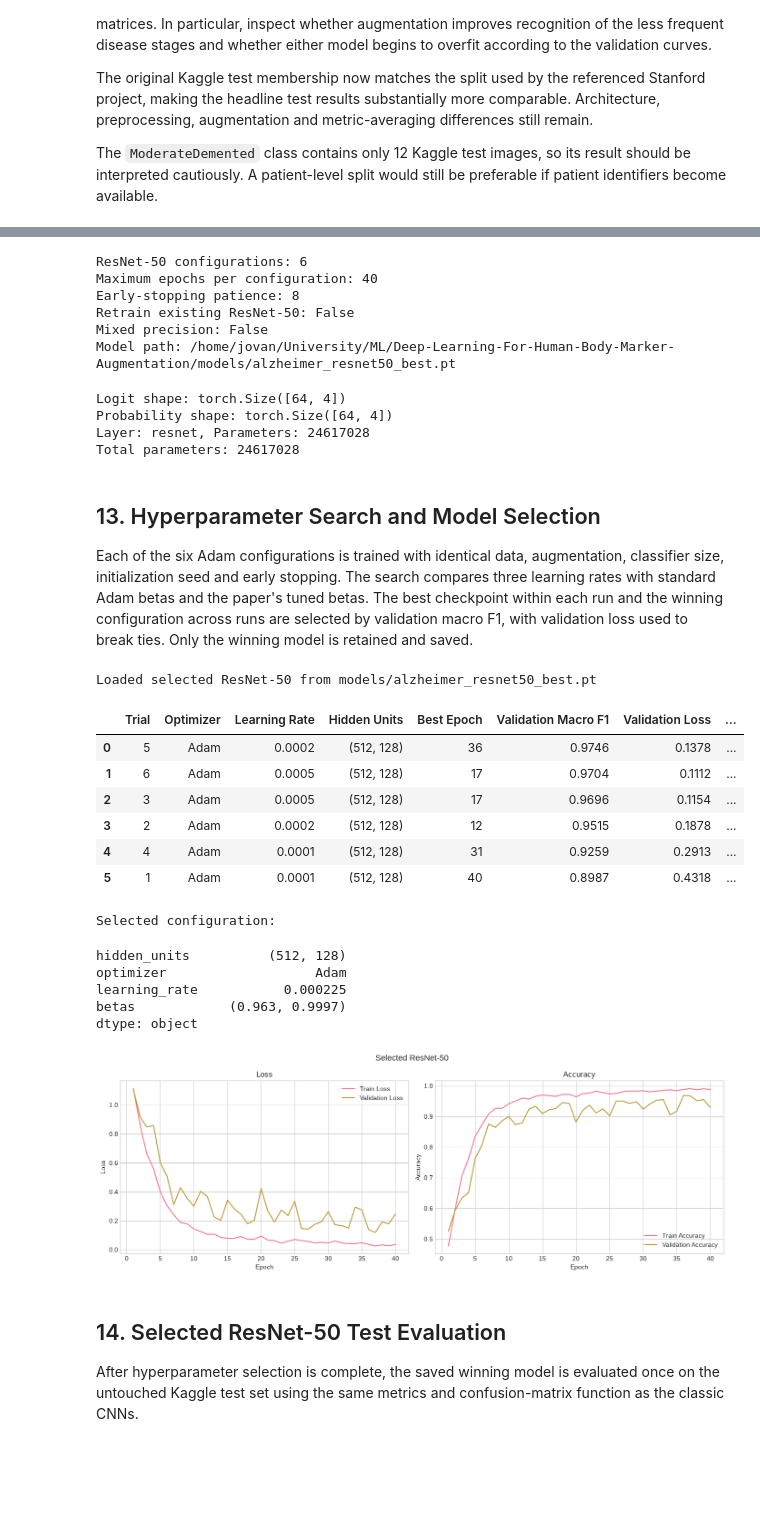
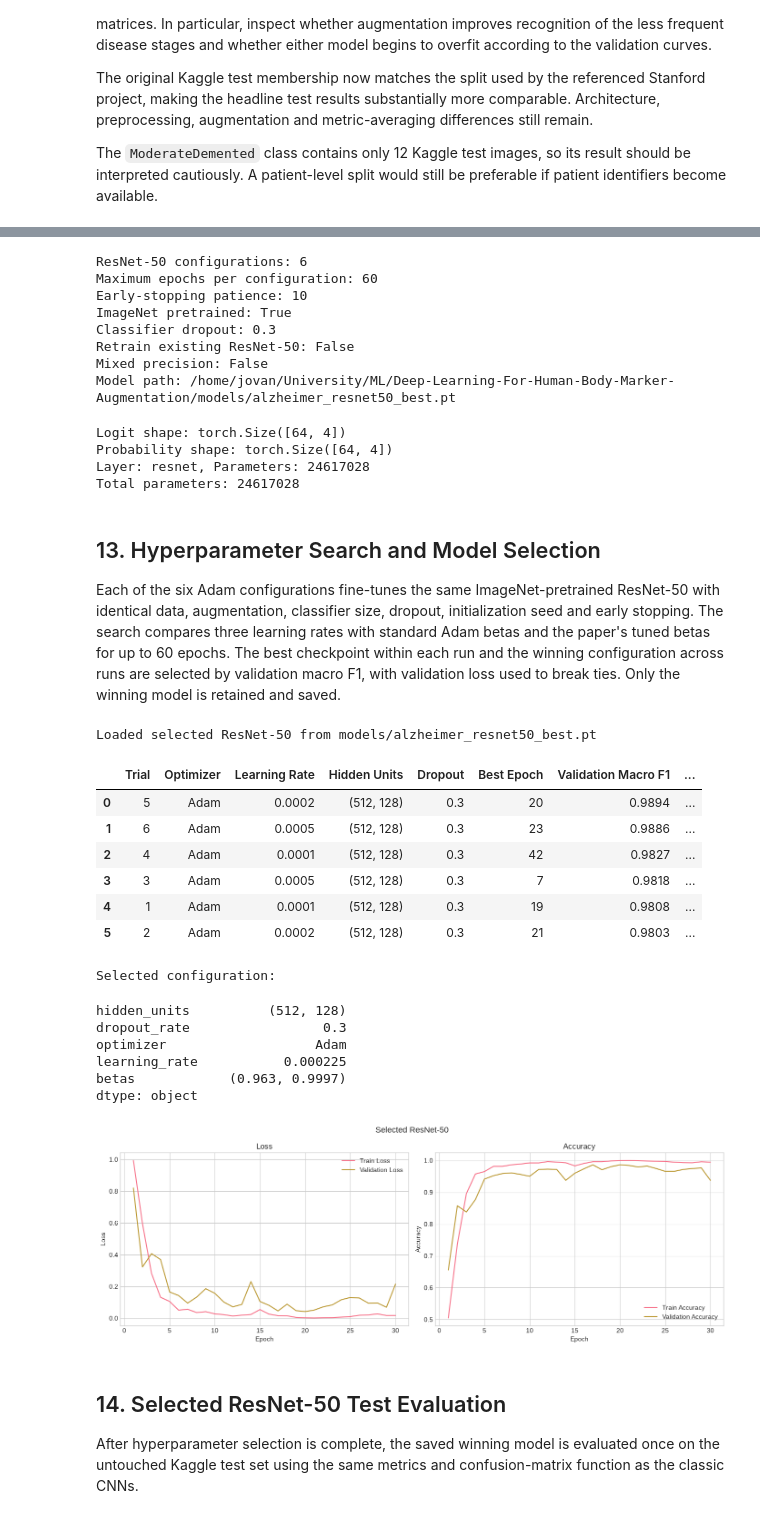
Before and after one commit to VladetaV/Deep-Learning-For-Human-Body-Marker-Augmentation, a Jupyter notebook: alzheimer_classification.ipynb, the cells around one changed output, grey strips where cells are left out. Cells and saved outputs as stored; diff of their text form; code cells hidden in the pictures; blank space fills up the shorter version.

Commit message:
Improve ResNet-50 with ImageNet pretraining

```diff
--- a/alzheimer_classification.ipynb
+++ b/alzheimer_classification.ipynb
@@ -807,7 +807,7 @@ def seed_worker(worker_id):
 
 
 BATCH_SIZE = 64
-NUM_WORKERS = 2
+NUM_WORKERS = 0 if IN_COLAB else 2
 PIN_MEMORY = torch.cuda.is_available()
 
 original_generator = torch.Generator().manual_seed(RANDOM_STATE)
@@ -1161,13 +1161,21 @@ The following experiment trains a ResNet-50 from scratch, as in the referenced S
 # %%
-from torchvision.models import resnet50
+from torchvision.models import ResNet50_Weights, resnet50
 
 
 class AlzheimerResNet50(nn.Module):
-    def __init__(self, number_of_classes, hidden_units):
+    def __init__(
+        self,
+        number_of_classes,
+        hidden_units,
+        dropout_rate,
+        initialize_from_imagenet=True,
+    ):
         super().__init__()
         first_hidden, second_hidden = hidden_units
 
-        self.resnet = resnet50(weights=None)
+        weights = ResNet50_Weights.DEFAULT if initialize_from_imagenet else None
+        self.resnet = resnet50(weights=weights)
+        pretrained_conv = self.resnet.conv1
         self.resnet.conv1 = nn.Conv2d(
             in_channels=1,
             out_channels=64,
@@ -1176,12 +1184,18 @@ class AlzheimerResNet50(nn.Module):
             padding=3,
             bias=False,
         )
+        if initialize_from_imagenet:
+            with torch.no_grad():
+                grayscale_weights = pretrained_conv.weight.mean(dim=1, keepdim=True)
+                self.resnet.conv1.weight.copy_(grayscale_weights)
         input_features = self.resnet.fc.in_features
         self.resnet.fc = nn.Sequential(
             nn.Linear(input_features, first_hidden),
             nn.ReLU(inplace=True),
+            nn.Dropout(dropout_rate),
             nn.Linear(first_hidden, second_hidden),
             nn.ReLU(inplace=True),
+            nn.Dropout(dropout_rate),
             nn.Linear(second_hidden, number_of_classes),
         )
 
@@ -1192,25 +1206,27 @@ class AlzheimerResNet50(nn.Module):
 
 
 RESNET_HIDDEN_UNITS = (512, 128)
+RESNET_DROPOUT_RATE = 0.3
 RESNET_SEARCH_CONFIGS = []
 for betas in ((0.9, 0.999), (0.963, 0.9997)):
     for learning_rate in (1e-4, 2.25e-4, 5e-4):
         RESNET_SEARCH_CONFIGS.append({
             'hidden_units': RESNET_HIDDEN_UNITS,
+            'dropout_rate': RESNET_DROPOUT_RATE,
             'optimizer': 'Adam',
             'learning_rate': learning_rate,
             'betas': betas,
         })
 
-RESNET_SEARCH_EPOCHS = 40
-RESNET_SEARCH_PATIENCE = 8
+RESNET_SEARCH_EPOCHS = 60
+RESNET_SEARCH_PATIENCE = 10
 RETRAIN_RESNET = False
 RESNET_FILENAME = 'alzheimer_resnet50_best.pt'
 RESNET_LOCAL_MODEL_PATH = MODEL_DIR / RESNET_FILENAME
 RESNET_TRAINING_DIR = COLAB_MODEL_DIR if IN_COLAB else MODEL_DIR
 RESNET_TRAINING_DIR.mkdir(parents=True, exist_ok=True)
 RESNET_PERSISTENT_MODEL_PATH = RESNET_TRAINING_DIR / RESNET_FILENAME
-RESNET_SEARCH_STATE_PATH = RESNET_TRAINING_DIR / 'alzheimer_resnet50_adam_search_state.pt'
+RESNET_SEARCH_STATE_PATH = RESNET_TRAINING_DIR / 'alzheimer_resnet50_pretrained_search_state.pt'
 
 if not RETRAIN_RESNET and RESNET_LOCAL_MODEL_PATH.exists():
     RESNET_MODEL_PATH = RESNET_LOCAL_MODEL_PATH
@@ -1222,13 +1238,17 @@ else:
 print(f'ResNet-50 configurations: {len(RESNET_SEARCH_CONFIGS)}')
 print(f'Maximum epochs per configuration: {RESNET_SEARCH_EPOCHS}')
 print(f'Early-stopping patience: {RESNET_SEARCH_PATIENCE}')
+print(f'ImageNet pretrained: True')
+print(f'Classifier dropout: {RESNET_DROPOUT_RATE}')
 print(f'Retrain existing ResNet-50: {RETRAIN_RESNET}')
 print(f'Mixed precision: {USE_AMP}')
 print(f'Model path: {RESNET_MODEL_PATH.resolve()}')
 # %% [output]
 ResNet-50 configurations: 6
-Maximum epochs per configuration: 40
-Early-stopping patience: 8
+Maximum epochs per configuration: 60
+Early-stopping patience: 10
+ImageNet pretrained: True
+Classifier dropout: 0.3
 Retrain existing ResNet-50: False
 Mixed precision: False
 Model path: /home/jovan/University/ML/Deep-Learning-For-Human-Body-Marker-Augmentation/models/alzheimer_resnet50_best.pt
@@ -1256,7 +1278,7 @@ Total parameters: 24617028
 # %% [markdown]
 ## 13. Hyperparameter Search and Model Selection
 
-Each of the six Adam configurations is trained with identical data, augmentation, classifier size, initialization seed and early stopping. The search compares three learning rates with standard Adam betas and the paper's tuned betas. The best checkpoint within each run and the winning configuration across runs are selected by validation macro F1, with validation loss used to break ties. Only the winning model is retained and saved.
+Each of the six Adam configurations fine-tunes the same ImageNet-pretrained ResNet-50 with identical data, augmentation, classifier size, dropout, initialization seed and early stopping. The search compares three learning rates with standard Adam betas and the paper's tuned betas for up to 60 epochs. The best checkpoint within each run and the winning configuration across runs are selected by validation macro F1, with validation loss used to break ties. Only the winning model is retained and saved.
 # %%
 def build_resnet_optimizer(model, config):
     return optim.Adam(
@@ -1278,6 +1300,8 @@ if RESNET_MODEL_PATH.exists() and not RETRAIN_RESNET:
     best_resnet_model = AlzheimerResNet50(
         number_of_classes=len(CLASS_NAMES),
         hidden_units=best_resnet_config['hidden_units'],
+        dropout_rate=best_resnet_config.get('dropout_rate', RESNET_DROPOUT_RATE),
+        initialize_from_imagenet=False,
     ).to(device)
     best_resnet_model.load_state_dict(resnet_checkpoint['model_state_dict'])
     print(f'Loaded selected ResNet-50 from {RESNET_MODEL_PATH}')
@@ -1289,7 +1313,7 @@ else:
     best_search_score = (-1.0, float('-inf'))
     completed_trials = set()
 
-    if RESNET_SEARCH_STATE_PATH.exists() and not RETRAIN_RESNET:
+    if RESNET_SEARCH_STATE_PATH.exists():
         search_state = torch.load(
             RESNET_SEARCH_STATE_PATH,
             map_location='cpu',
@@ -1325,6 +1349,8 @@ else:
         trial_model = AlzheimerResNet50(
             number_of_classes=len(CLASS_NAMES),
             hidden_units=config['hidden_units'],
+            dropout_rate=config['dropout_rate'],
+            initialize_from_imagenet=True,
         ).to(device)
         trial_optimizer = build_resnet_optimizer(trial_model, config)
         trial_name = (
@@ -1353,6 +1379,7 @@ else:
             'Optimizer': config['optimizer'],
             'Learning Rate': config['learning_rate'],
             'Hidden Units': str(config['hidden_units']),
+            'Dropout': config['dropout_rate'],
             'Best Epoch': selection['best_epoch'],
             'Validation Macro F1': selection['val_macro_f1'],
             'Validation Loss': selection['val_loss'],
@@ -1399,6 +1426,8 @@ else:
     best_resnet_model = AlzheimerResNet50(
         number_of_classes=len(CLASS_NAMES),
         hidden_units=best_resnet_config['hidden_units'],
+        dropout_rate=best_resnet_config['dropout_rate'],
+        initialize_from_imagenet=False,
     ).to(device)
     best_resnet_model.load_state_dict(best_resnet_state)
 
@@ -1406,41 +1435,45 @@ else:
         'model_state_dict': best_resnet_state,
         'config': best_resnet_config,
         'search_results': resnet_search_results.to_dict('records'),
         'metrics': resnet_metrics,
         'class_names': CLASS_NAMES,
         'train_mean': float(TRAIN_MEAN),
         'train_std': float(TRAIN_STD),
         'random_state': RANDOM_STATE,
         'data_split': 'original_kaggle_test',
         'selection_metric': 'validation_macro_f1',
+        'imagenet_pretrained': True,
+        'input_channels': 1,
+        'input_size': (128, 128),
         'mixed_precision': USE_AMP,
     }
     temporary_model_path = RESNET_MODEL_PATH.with_suffix('.tmp')
     torch.save(final_checkpoint, temporary_model_path)
     temporary_model_path.replace(RESNET_MODEL_PATH)
     RESNET_SEARCH_STATE_PATH.unlink(missing_ok=True)
     print(f'Saved selected ResNet-50 to {RESNET_MODEL_PATH}')
 
 display(resnet_search_results.round(4))
 print('Selected configuration:')
 display(pd.Series(best_resnet_config))
 plot_training_metrics(resnet_metrics, title='Selected ResNet-50')
 # %% [output]
 Loaded selected ResNet-50 from models/alzheimer_resnet50_best.pt
-|  | Trial | Optimizer | Learning Rate | Hidden Units | Best Epoch | Validation Macro F1 | Validation Loss | ... |
-| 0 | 5 | Adam | 0.0002 | (512, 128) | 36 | 0.9746 | 0.1378 | ... |
-| 1 | 6 | Adam | 0.0005 | (512, 128) | 17 | 0.9704 | 0.1112 | ... |
-| 2 | 3 | Adam | 0.0005 | (512, 128) | 17 | 0.9696 | 0.1154 | ... |
-| 3 | 2 | Adam | 0.0002 | (512, 128) | 12 | 0.9515 | 0.1878 | ... |
-| 4 | 4 | Adam | 0.0001 | (512, 128) | 31 | 0.9259 | 0.2913 | ... |
-| 5 | 1 | Adam | 0.0001 | (512, 128) | 40 | 0.8987 | 0.4318 | ... |
+|  | Trial | Optimizer | Learning Rate | Hidden Units | Dropout | Best Epoch | Validation Macro F1 | ... |
+| 0 | 5 | Adam | 0.0002 | (512, 128) | 0.3 | 20 | 0.9894 | ... |
+| 1 | 6 | Adam | 0.0005 | (512, 128) | 0.3 | 23 | 0.9886 | ... |
+| 2 | 4 | Adam | 0.0001 | (512, 128) | 0.3 | 42 | 0.9827 | ... |
+| 3 | 3 | Adam | 0.0005 | (512, 128) | 0.3 | 7 | 0.9818 | ... |
+| 4 | 1 | Adam | 0.0001 | (512, 128) | 0.3 | 19 | 0.9808 | ... |
+| 5 | 2 | Adam | 0.0002 | (512, 128) | 0.3 | 21 | 0.9803 | ... |
 Selected configuration:
 hidden_units          (512, 128)
+dropout_rate                 0.3
 optimizer                   Adam
 learning_rate           0.000225
 betas            (0.963, 0.9997)
 dtype: object
-[figure, old version]
+[figure, new version]
 # %% [markdown]
 ## 14. Selected ResNet-50 Test Evaluation
 
```
Also changed, not shown: parts of 4 cells of this notebook, 1 other file.
